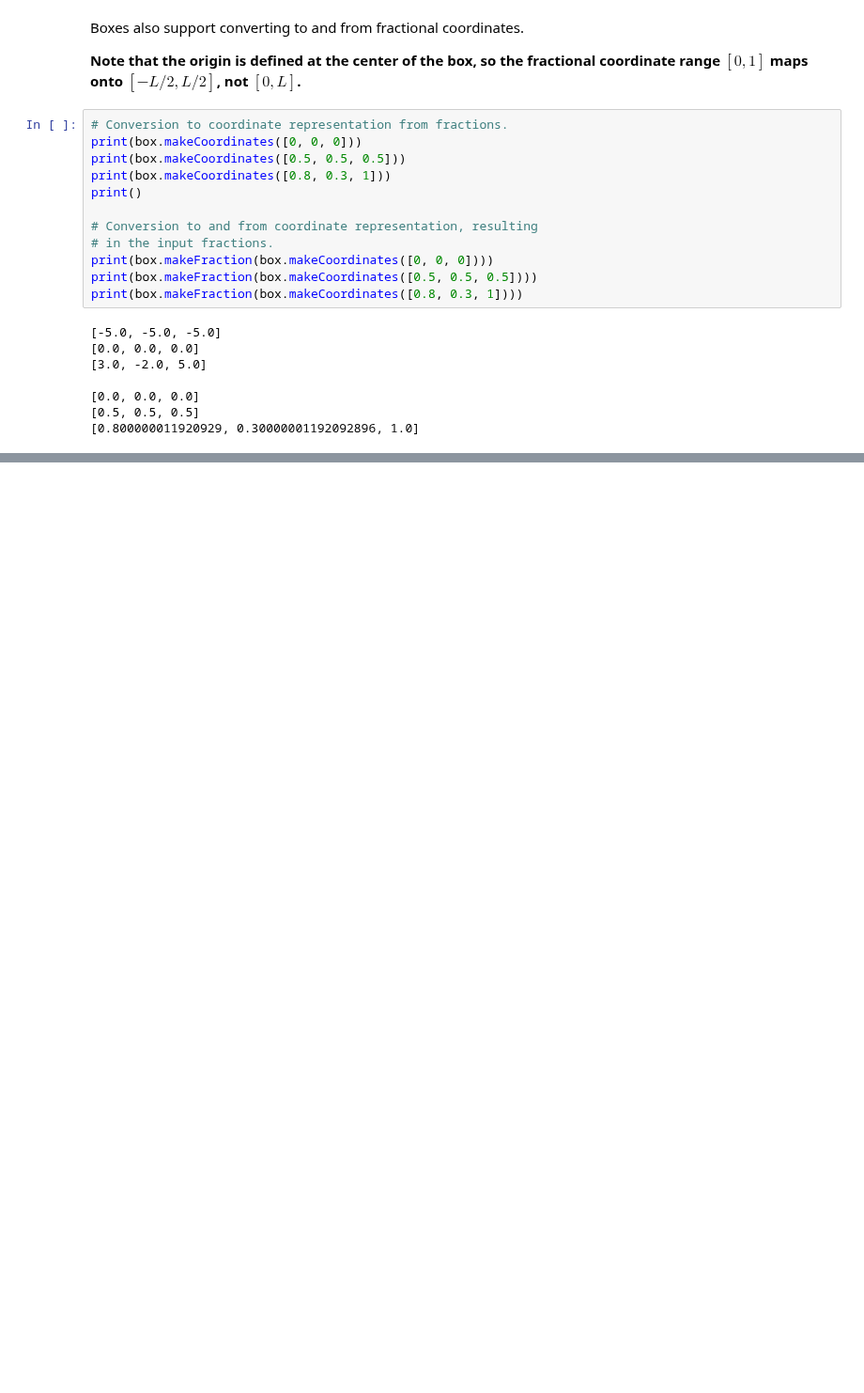
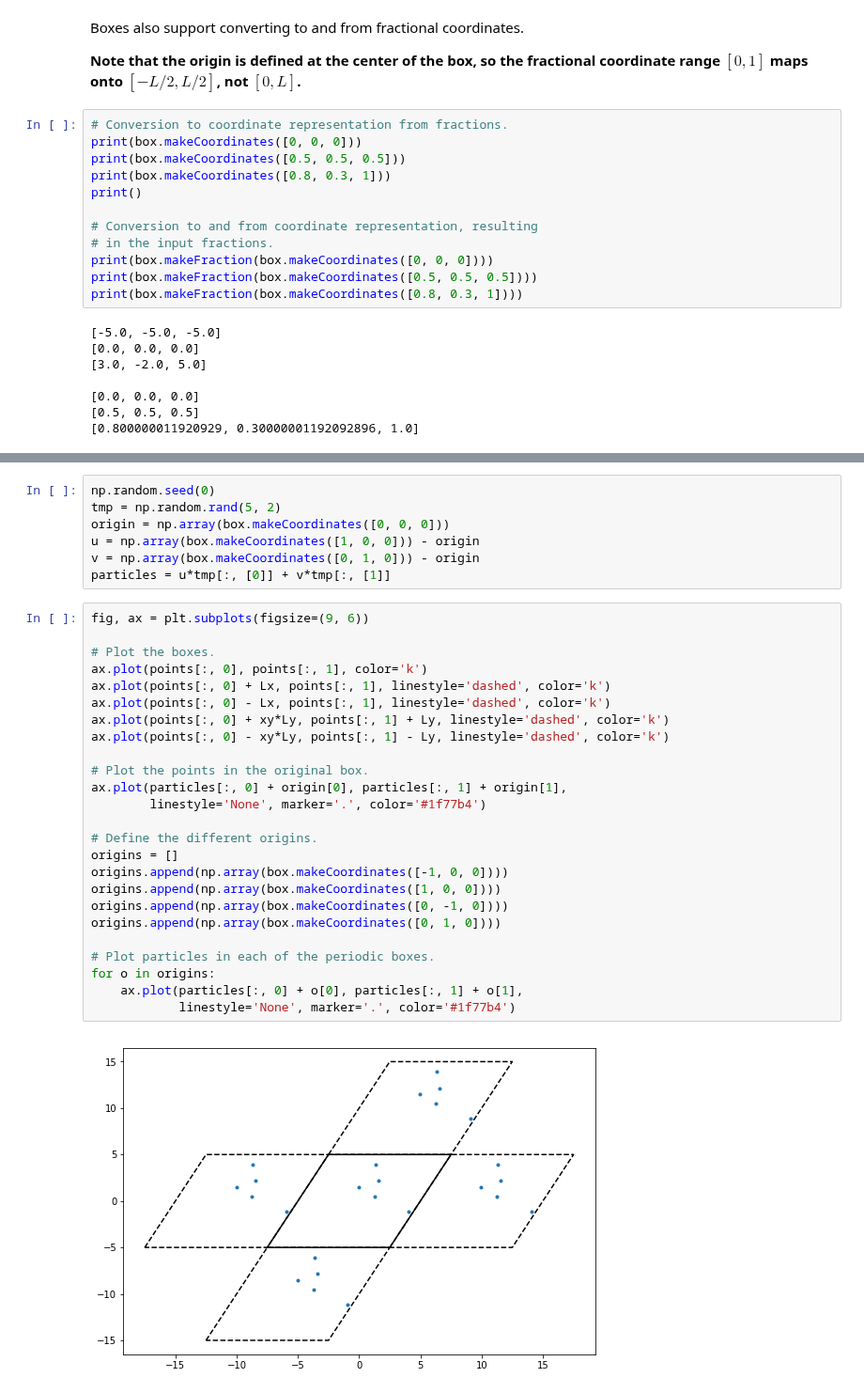
Before and after one commit to glotzerlab/freud-examples, a Jupyter notebook: Box.ipynb, the cells around one changed output, grey strips where cells are left out. Shown at 94% size. Cells and saved outputs as stored; diff of their text form; blank space fills up the shorter version.

```diff
--- a/Box.ipynb
+++ b/Box.ipynb
@@ -246,0 +283,34 @@ print(box.makeFraction(box.makeCoordinates([0.8, 0.3, 1])))
+# %%
+np.random.seed(0)
+tmp = np.random.rand(5, 2)
+origin = np.array(box.makeCoordinates([0, 0, 0]))
+u = np.array(box.makeCoordinates([1, 0, 0])) - origin
+v = np.array(box.makeCoordinates([0, 1, 0])) - origin
+particles = u*tmp[:, [0]] + v*tmp[:, [1]]
+# %%
+fig, ax = plt.subplots(figsize=(9, 6))
+
+# Plot the boxes.
+ax.plot(points[:, 0], points[:, 1], color='k')
+ax.plot(points[:, 0] + Lx, points[:, 1], linestyle='dashed', color='k')
+ax.plot(points[:, 0] - Lx, points[:, 1], linestyle='dashed', color='k')
+ax.plot(points[:, 0] + xy*Ly, points[:, 1] + Ly, linestyle='dashed', color='k')
+ax.plot(points[:, 0] - xy*Ly, points[:, 1] - Ly, linestyle='dashed', color='k')
+
+# Plot the points in the original box.
+ax.plot(particles[:, 0] + origin[0], particles[:, 1] + origin[1],
+        linestyle='None', marker='.', color='#1f77b4')
+
+# Define the different origins.
+origins = []
+origins.append(np.array(box.makeCoordinates([-1, 0, 0])))
+origins.append(np.array(box.makeCoordinates([1, 0, 0])))
+origins.append(np.array(box.makeCoordinates([0, -1, 0])))
+origins.append(np.array(box.makeCoordinates([0, 1, 0])))
+
+# Plot particles in each of the periodic boxes.
+for o in origins:
+    ax.plot(particles[:, 0] + o[0], particles[:, 1] + o[1],
+            linestyle='None', marker='.', color='#1f77b4')
+# %% [output]
+[figure, added]
```
Also changed, not shown: parts of 11 cells of this notebook.
